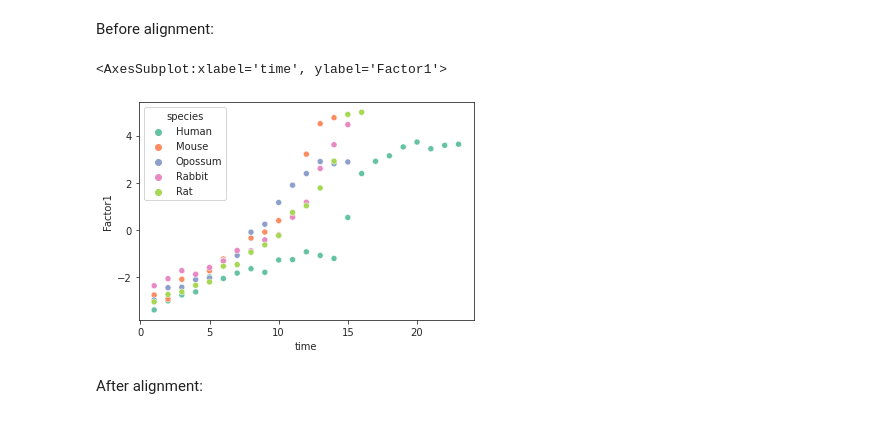
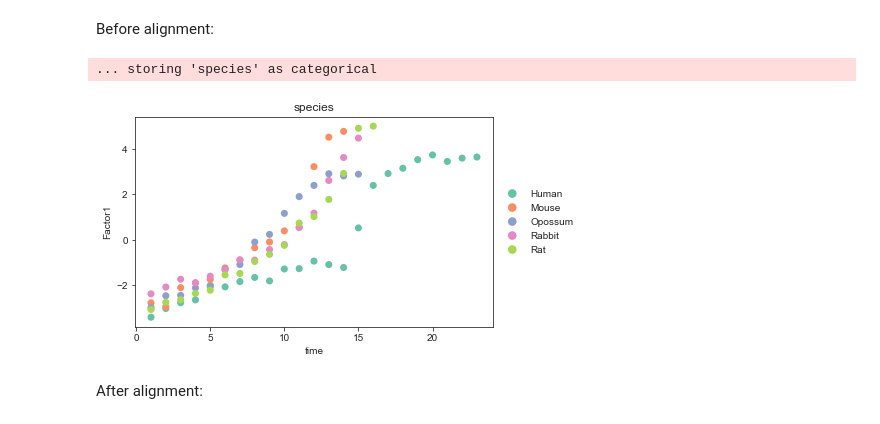
Before and after one commit to scverse/muon-tutorials, a Jupyter notebook: MEFISTO_evodevo.ipynb, the cells around one changed output. Cells and saved outputs as stored; diff of their text form; code cells hidden in the pictures.

```diff
--- a/MEFISTO_evodevo.ipynb
+++ b/MEFISTO_evodevo.ipynb
@@ -196,14 +213,15 @@ mu.pl.mofa(mdata, color="time_warped", size = 250)
 ## Latent factors versus common developmental time
 # %% [markdown]
 We can plot the latent processes along the inferred common developmental time.
+# %%
+mdata.obs["Factor1"] = mdata.obsm["X_mofa"][:,0]
+mdata.var_names = mdata.var.index
 # %% [markdown]
 Before alignment:
-# %%
-import seaborn as sns
-df = pd.DataFrame({'time' : mdata.obs['time'], 'Factor1' : mdata.obsm['X_mofa'][:,0], 'species' : mdata.obs['species']})
-sns.scatterplot(x = "time", y = "Factor1", hue = "species", data = df)
-# %% [output]
-<AxesSubplot:xlabel='time', ylabel='Factor1'>
-[figure, removed]
+# %%
+sc.pl.scatter(mdata, x="time", y="Factor1", color="species", size=200)
+# %% [output]
+... storing 'species' as categorical
+[figure, added]
 # %% [markdown]
 After alignment:
```
Also changed, not shown: parts of 11 cells of this notebook.
